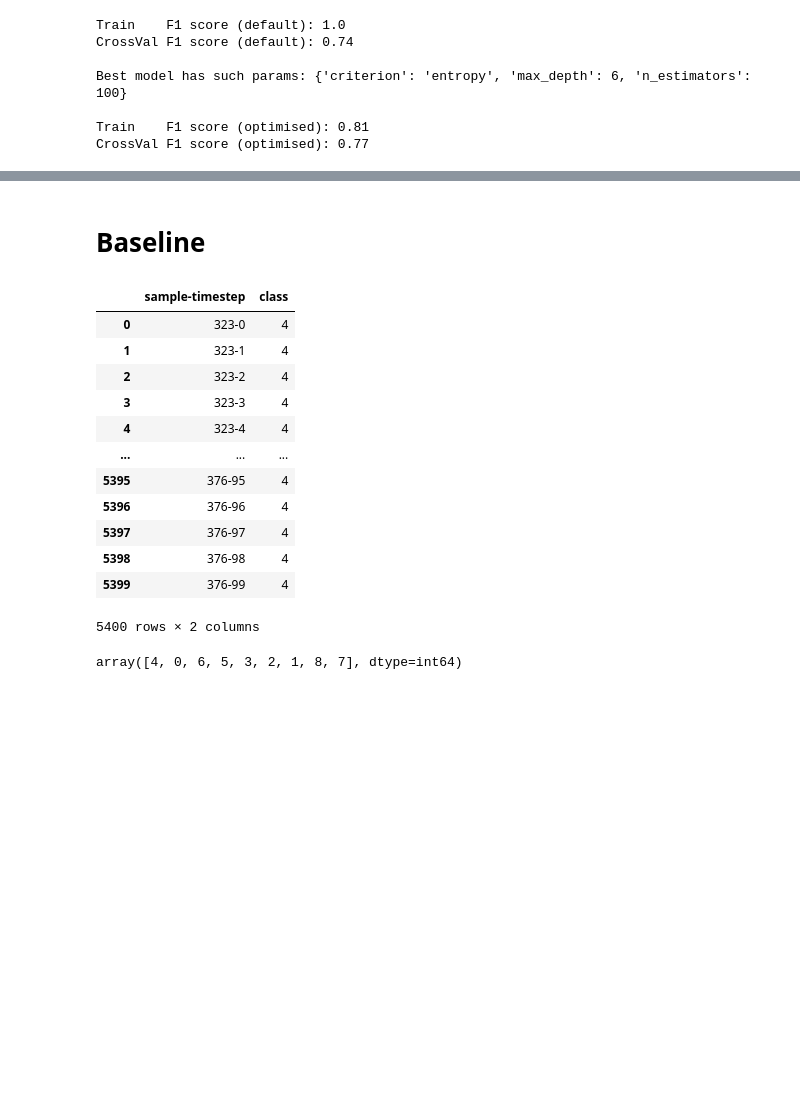
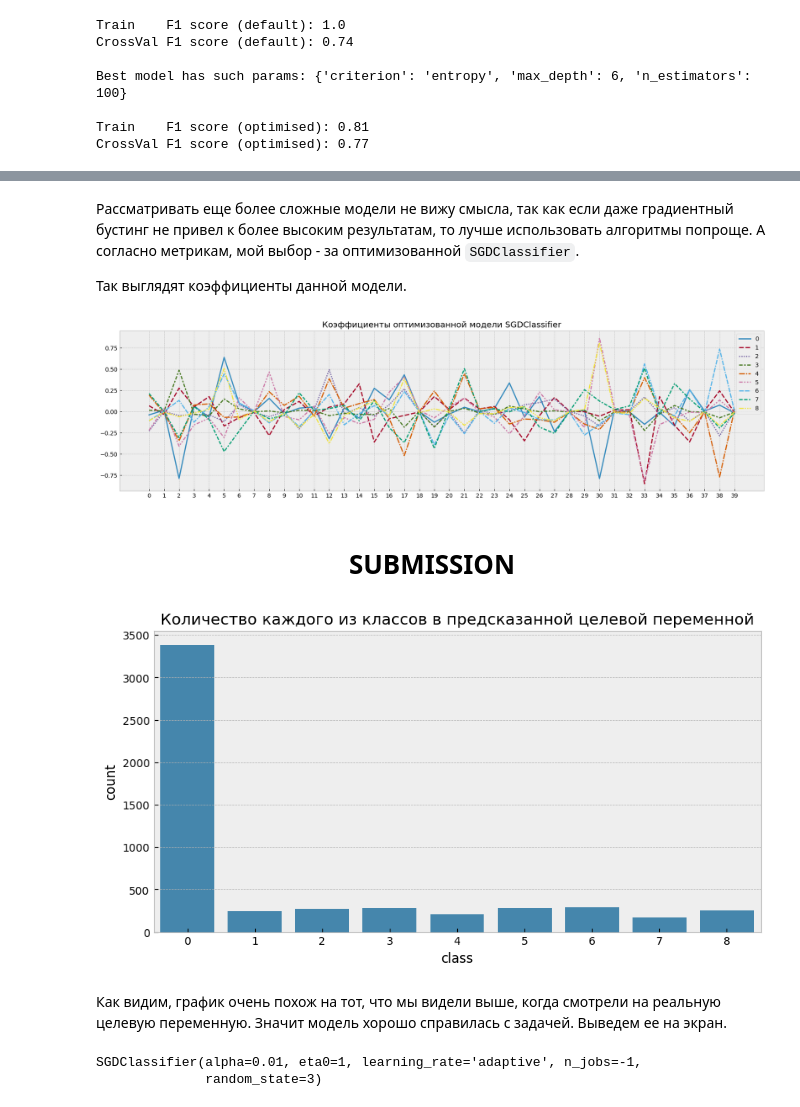
Before and after one commit to georgekovin/Motorica-Classif-Test, a Jupyter notebook: task.ipynb, the cells around one changed output, grey strips where cells are left out. Cells and saved outputs as stored; diff of their text form; code cells hidden in the pictures; blank space fills up the shorter version.

```diff
--- a/task.ipynb
+++ b/task.ipynb
@@ -238,7 +294,7 @@ sgd_params = {'alpha': [0.001, 0.01, 0.1],
               'eta0': [1, 10, 100],
               'penalty': ['l1', 'l2']}
 
-optimise_model_cv(sgd_model, sgd_params)
+sgd_opt_model = optimise_model_cv(sgd_model, sgd_params)
 # %% [output]
 Train    F1 score (default): 0.82
 CrossVal F1 score (default): 0.8
@@ -286,25 +368,28 @@ CrossVal F1 score (optimised): 0.77
+# %% [markdown]
+Рассматривать еще более сложные модели не вижу смысла, так как если даже градиентный бустинг не привел к более высоким результатам, то лучше использовать алгоритмы попроще. А согласно метрикам, мой выбор - за оптимизованной `SGDClassifier`.
+
+Так выглядят коэффициенты данной модели.
+# %%
+sgd_coefs = pd.DataFrame(sgd_opt_model.coef_).T
+
+plt.figure(figsize=(20, 5))
+sns.lineplot(sgd_coefs)
+
+plt.xticks(sgd_coefs.index)
+plt.title('Коэффициенты оптимизованной модели SGDClassifier')
+plt.show()
+# %% [output]
+[figure, added]
 # %% [markdown]
-# Baseline
+# <center> **SUBMISSION**
 # %%
-y_test['class'] = sgd_model.predict(X_test_2d)
+y_test['class'] = sgd_opt_model.predict(X_test_2d)
 y_test.to_csv('data/y_test_predicted.csv', index=False)
 
-y_test
+plt.figure(figsize=(10, 5))
+sns.barplot(y_test['class'].value_counts())
+
+plt.title('Количество каждого из классов в предсказанной целевой переменной')
+plt.show()
 # %% [output]
-|  | sample-timestep | class |
-| 0 | 323-0 | 4 |
-| 1 | 323-1 | 4 |
-| 2 | 323-2 | 4 |
-| 3 | 323-3 | 4 |
-| 4 | 323-4 | 4 |
-| ... | ... | ... |
-| 5395 | 376-95 | 4 |
-| 5396 | 376-96 | 4 |
-| 5397 | 376-97 | 4 |
-| 5398 | 376-98 | 4 |
-| 5399 | 376-99 | 4 |
-5400 rows × 2 columns
+[figure, added]
-# %%
-y_test['class'].unique()
-# %% [output]
-array([4, 0, 6, 5, 3, 2, 1, 8, 7], dtype=int64)
@@ -312,0 +396,7 @@ print(sgd_model)
+# %% [markdown]
+Как видим, график очень похож на тот, что мы видели выше, когда смотрели на реальную целевую переменную. Значит модель хорошо справилась с задачей. Выведем ее на экран.
+# %%
+print(sgd_opt_model)
+# %% [output]
+SGDClassifier(alpha=0.01, eta0=1, learning_rate='adaptive', n_jobs=-1,
+              random_state=3)
```
Also changed, not shown: parts of 32 cells of this notebook, 1 other file.
